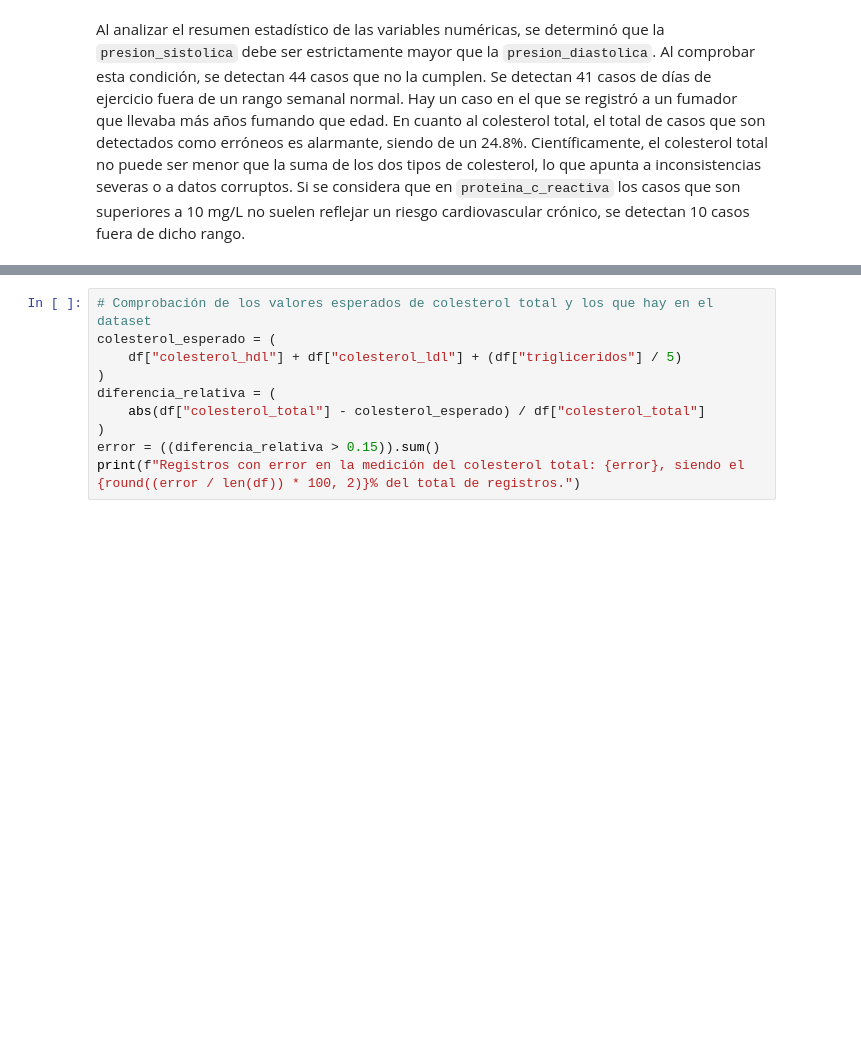
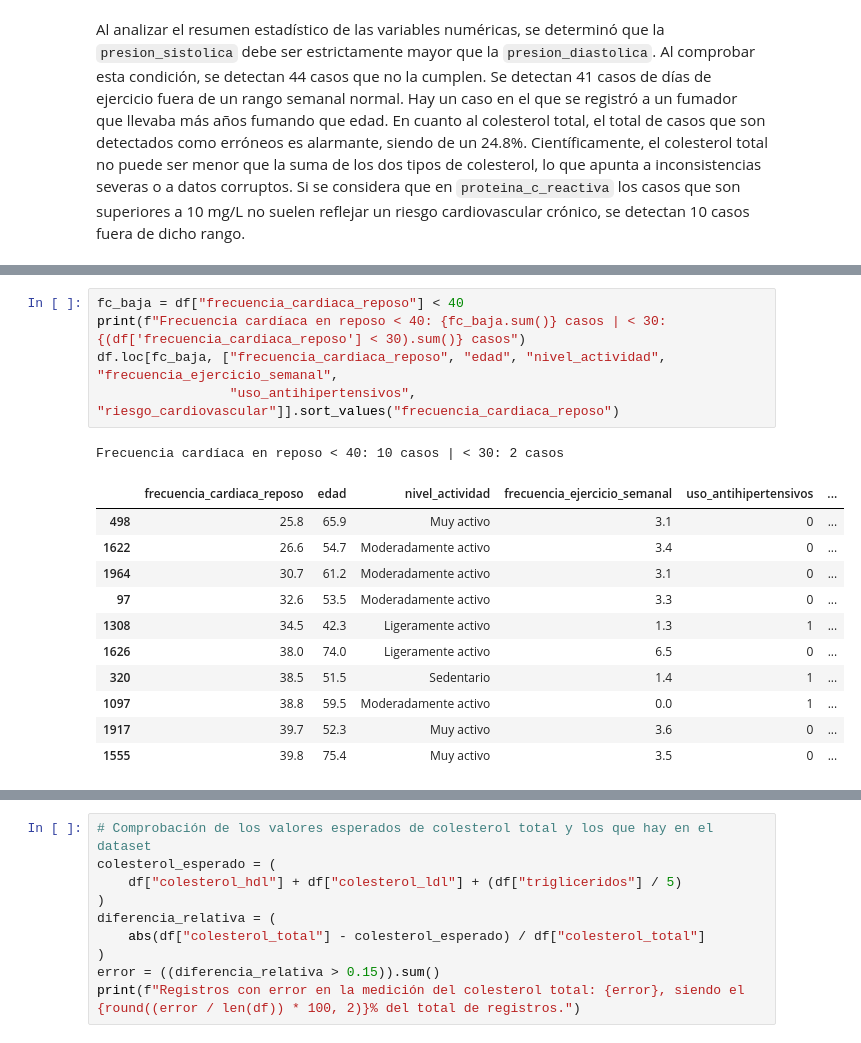
Before and after one commit to madalenointhemorning/MachineLearningUMU, a Jupyter notebook: notebooks/01_eda.ipynb, the cells around one changed output, grey strips where cells are left out. Drawn from its saved outputs; the diff is of its cells as text; blank space fills up the shorter version.

```diff
--- a/notebooks/01_eda.ipynb
+++ b/notebooks/01_eda.ipynb
@@ -590,0 +688,18 @@ Al analizar el resumen estadístico de las variables numéricas, se determinó q
+# %%
+fc_baja = df["frecuencia_cardiaca_reposo"] < 40
+print(f"Frecuencia cardíaca en reposo < 40: {fc_baja.sum()} casos | < 30: {(df['frecuencia_cardiaca_reposo'] < 30).sum()} casos")
+df.loc[fc_baja, ["frecuencia_cardiaca_reposo", "edad", "nivel_actividad", "frecuencia_ejercicio_semanal",
+                 "uso_antihipertensivos", "riesgo_cardiovascular"]].sort_values("frecuencia_cardiaca_reposo")
+# %% [output]
+Frecuencia cardíaca en reposo < 40: 10 casos | < 30: 2 casos
+|  | frecuencia_cardiaca_reposo | edad | nivel_actividad | frecuencia_ejercicio_semanal | uso_antihipertensivos | ... |
+| 498 | 25.8 | 65.9 | Muy activo | 3.1 | 0 | ... |
+| 1622 | 26.6 | 54.7 | Moderadamente activo | 3.4 | 0 | ... |
+| 1964 | 30.7 | 61.2 | Moderadamente activo | 3.1 | 0 | ... |
+| 97 | 32.6 | 53.5 | Moderadamente activo | 3.3 | 0 | ... |
+| 1308 | 34.5 | 42.3 | Ligeramente activo | 1.3 | 1 | ... |
+| 1626 | 38.0 | 74.0 | Ligeramente activo | 6.5 | 0 | ... |
+| 320 | 38.5 | 51.5 | Sedentario | 1.4 | 1 | ... |
+| 1097 | 38.8 | 59.5 | Moderadamente activo | 0.0 | 1 | ... |
+| 1917 | 39.7 | 52.3 | Muy activo | 3.6 | 0 | ... |
+| 1555 | 39.8 | 75.4 | Muy activo | 3.5 | 0 | ... |
```
Also changed, not shown: parts of 11 cells of this notebook, 4 other files.
